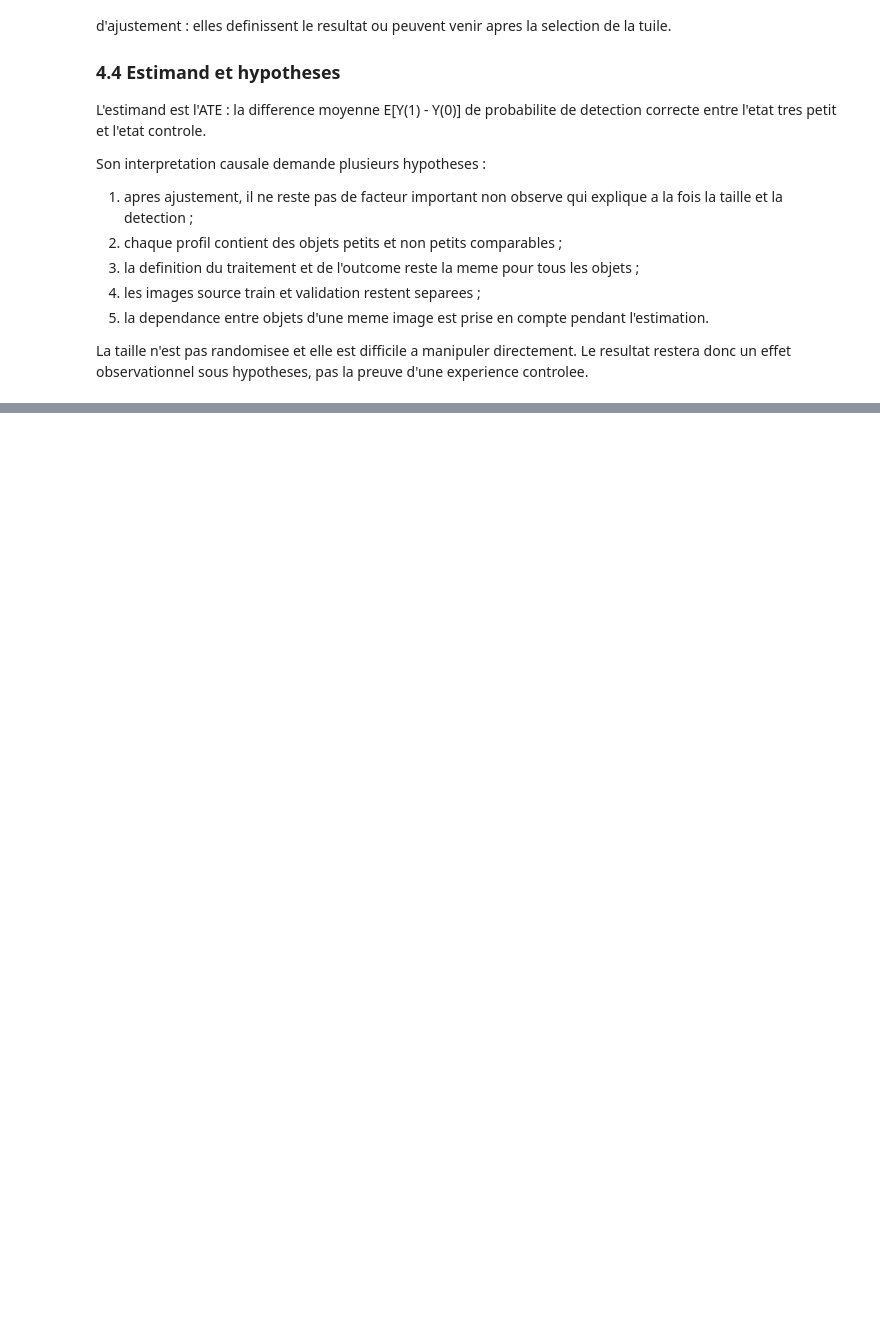
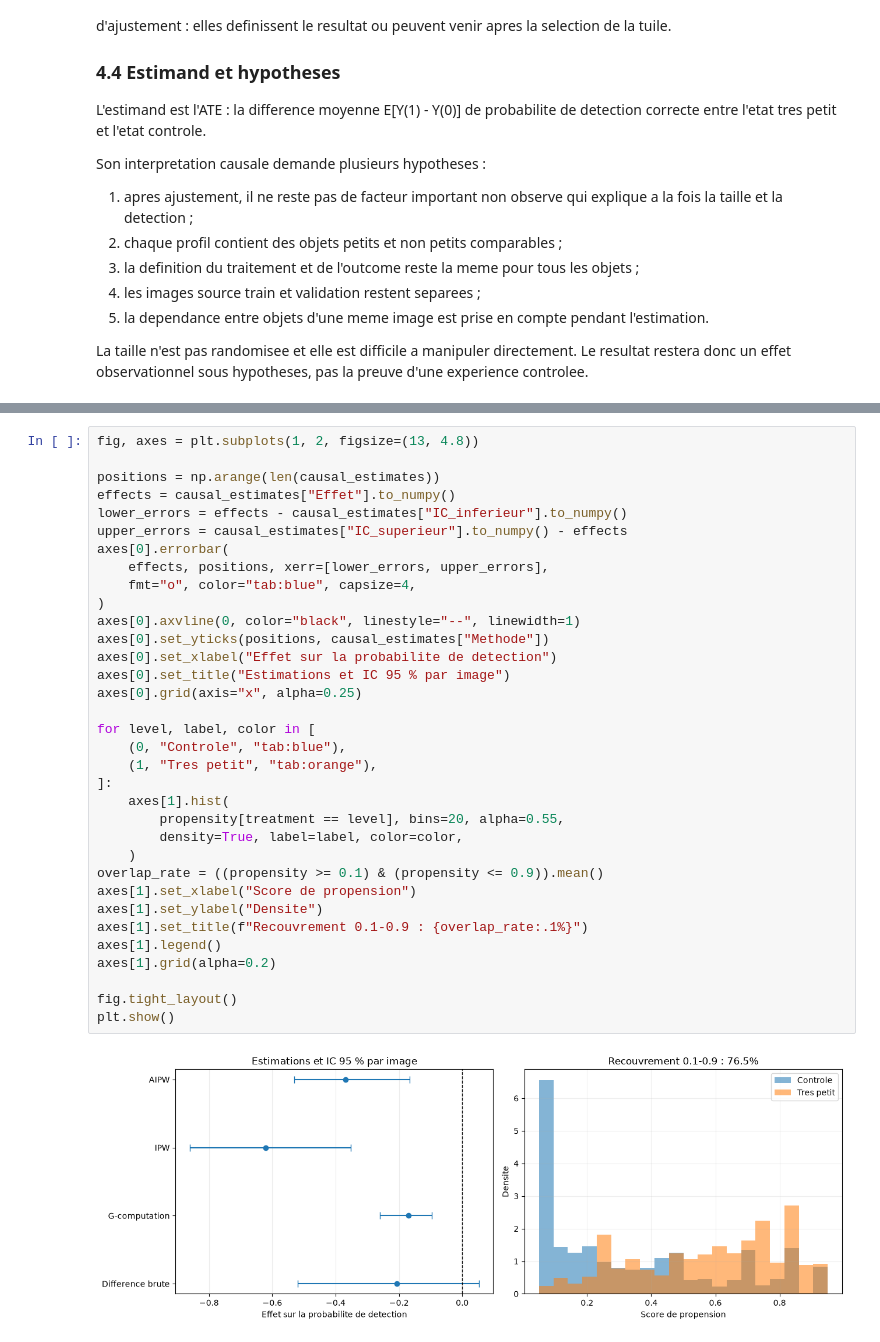
Before and after one commit to Mtazi667/dota-minimap-object-detection, a Jupyter notebook: projet_dota_soutenance.ipynb, the cells around one changed output, grey strips where cells are left out. Saved outputs shown, nothing was run; the diff lists cells and outputs as text; blank space fills up the shorter version.

Commit message:
Add causal estimation and honest tree to defense notebook

```diff
--- a/projet_dota_soutenance.ipynb
+++ b/projet_dota_soutenance.ipynb
@@ -1619,0 +1737,36 @@ La taille n'est pas randomisee et elle est difficile a manipuler directement. Le
+# %%
+fig, axes = plt.subplots(1, 2, figsize=(13, 4.8))
+
+positions = np.arange(len(causal_estimates))
+effects = causal_estimates["Effet"].to_numpy()
+lower_errors = effects - causal_estimates["IC_inferieur"].to_numpy()
+upper_errors = causal_estimates["IC_superieur"].to_numpy() - effects
+axes[0].errorbar(
+    effects, positions, xerr=[lower_errors, upper_errors],
+    fmt="o", color="tab:blue", capsize=4,
+)
+axes[0].axvline(0, color="black", linestyle="--", linewidth=1)
+axes[0].set_yticks(positions, causal_estimates["Methode"])
+axes[0].set_xlabel("Effet sur la probabilite de detection")
+axes[0].set_title("Estimations et IC 95 % par image")
+axes[0].grid(axis="x", alpha=0.25)
+
+for level, label, color in [
+    (0, "Controle", "tab:blue"),
+    (1, "Tres petit", "tab:orange"),
+]:
+    axes[1].hist(
+        propensity[treatment == level], bins=20, alpha=0.55,
+        density=True, label=label, color=color,
+    )
+overlap_rate = ((propensity >= 0.1) & (propensity <= 0.9)).mean()
+axes[1].set_xlabel("Score de propension")
+axes[1].set_ylabel("Densite")
+axes[1].set_title(f"Recouvrement 0.1-0.9 : {overlap_rate:.1%}")
+axes[1].legend()
+axes[1].grid(alpha=0.2)
+
+fig.tight_layout()
+plt.show()
+# %% [output]
+[figure, added]
```
Also changed, not shown: parts of 8 cells of this notebook, 1 other file.
